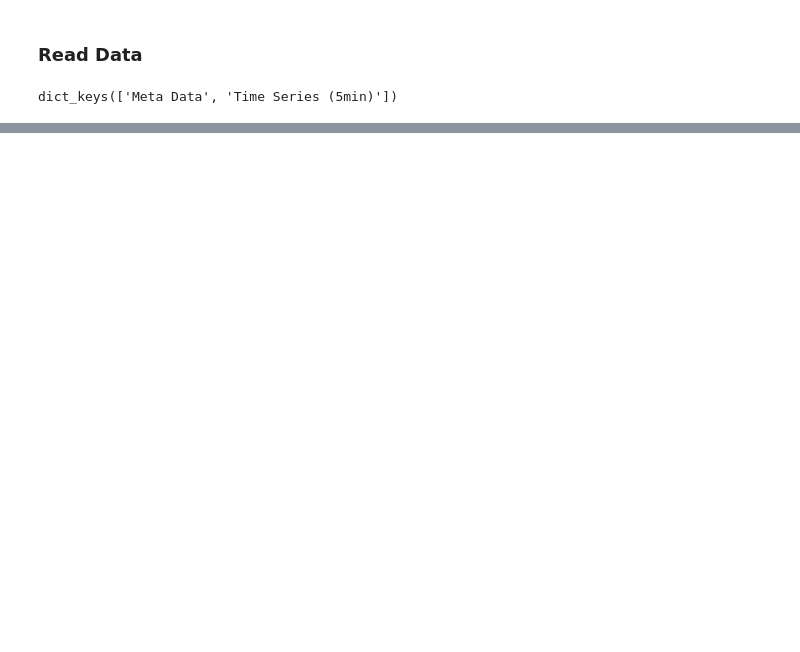
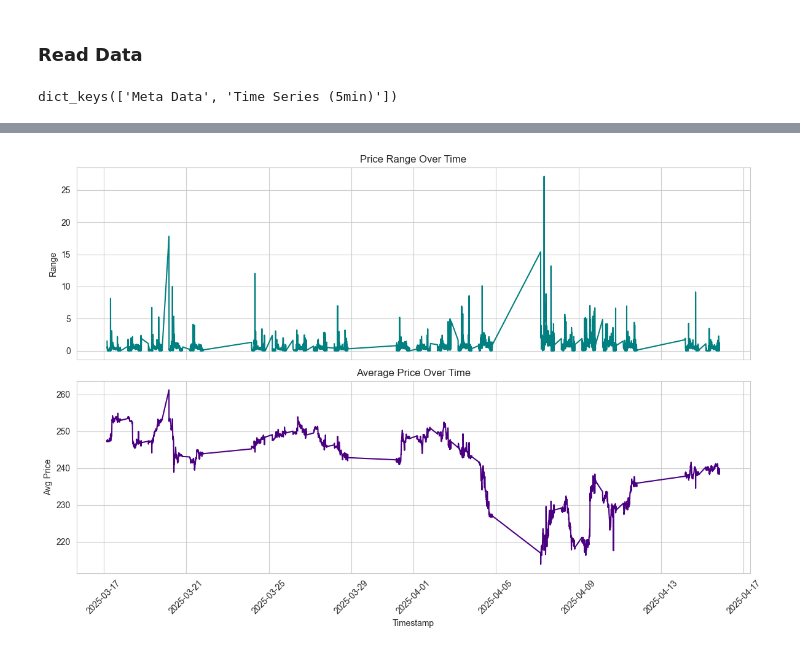
Before and after one commit to yordanoswuletaw/future-market, a Jupyter notebook: notebooks/stock_data_eda.ipynb, the cells around one changed output, grey strips where cells are left out. Cells and saved outputs as stored; diff of their text form; code cells hidden in the pictures; blank space fills up the shorter version.

```diff
--- a/notebooks/stock_data_eda.ipynb
+++ b/notebooks/stock_data_eda.ipynb
@@ -143,0 +81,6 @@ os.cpu_count()
+# %%
+df[df.columns] = df[df.columns].astype(float)
+df.index = pd.to_datetime(df.index)
+# Sort based on timestamp
+df = df.sort_index()
+df.head()
@@ -143,0 +138,19 @@ os.cpu_count()
+# %%
+# Price Momentum and Lag Features
+df['lag1_close'] = df['close'].shift(1)
+df['price_change'] = df['close'] - df['lag1_close']
+
+# JointPlot to see relationship between lagged close and current close
+sns.jointplot(x='lag1_close', y='close', data=df.dropna(), kind="reg")
+plt.suptitle("Lag1 Close vs. Current Close", y=1.02)
+plt.show()
+
+# Time series plot of price change
+plt.figure(figsize=(12,5))
+sns.lineplot(x=df.index, y=df['price_change'])
+plt.title("Price Change Over Time")
+plt.xlabel("Timestamp")
+plt.ylabel("Price Change")
+plt.xticks(rotation=45)
+plt.tight_layout()
+plt.show()
@@ -143,0 +160,21 @@ os.cpu_count()
+# %%
+# Range and Average Price
+df['range'] = df['high'] - df['low']
+df['avg_price'] = df[['open', 'high', 'low', 'close']].mean(axis=1)
+
+# Plot the range and average price over time
+fig, ax = plt.subplots(2, 1, figsize=(12,8), sharex=True)
+
+sns.lineplot(x=df.index, y=df['range'], ax=ax[0], color="teal")
+ax[0].set_title("Price Range Over Time")
+ax[0].set_ylabel("Range")
+
+sns.lineplot(x=df.index, y=df['avg_price'], ax=ax[1], color="indigo")
+ax[1].set_title("Average Price Over Time")
+ax[1].set_xlabel("Timestamp")
+ax[1].set_ylabel("Avg Price")
+plt.xticks(rotation=45)
+plt.tight_layout()
+plt.show()
+# %% [output]
+[figure, added]
```
Also changed, not shown: parts of 32 cells of this notebook, 12 other files.
